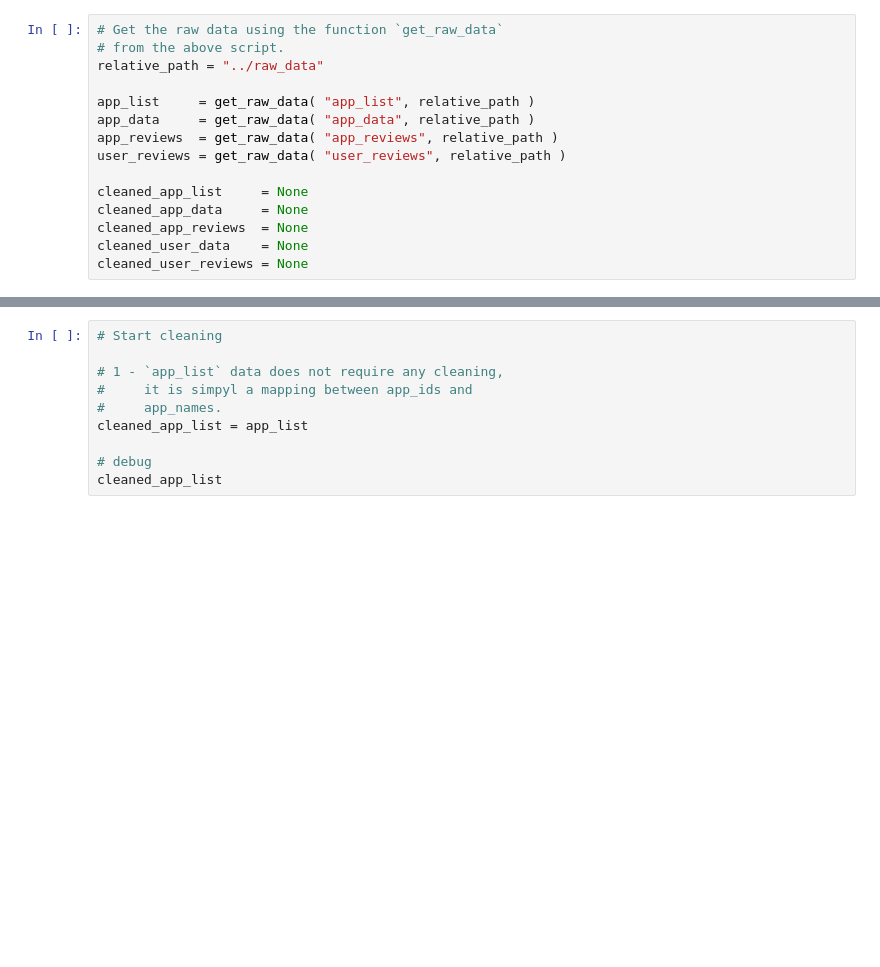
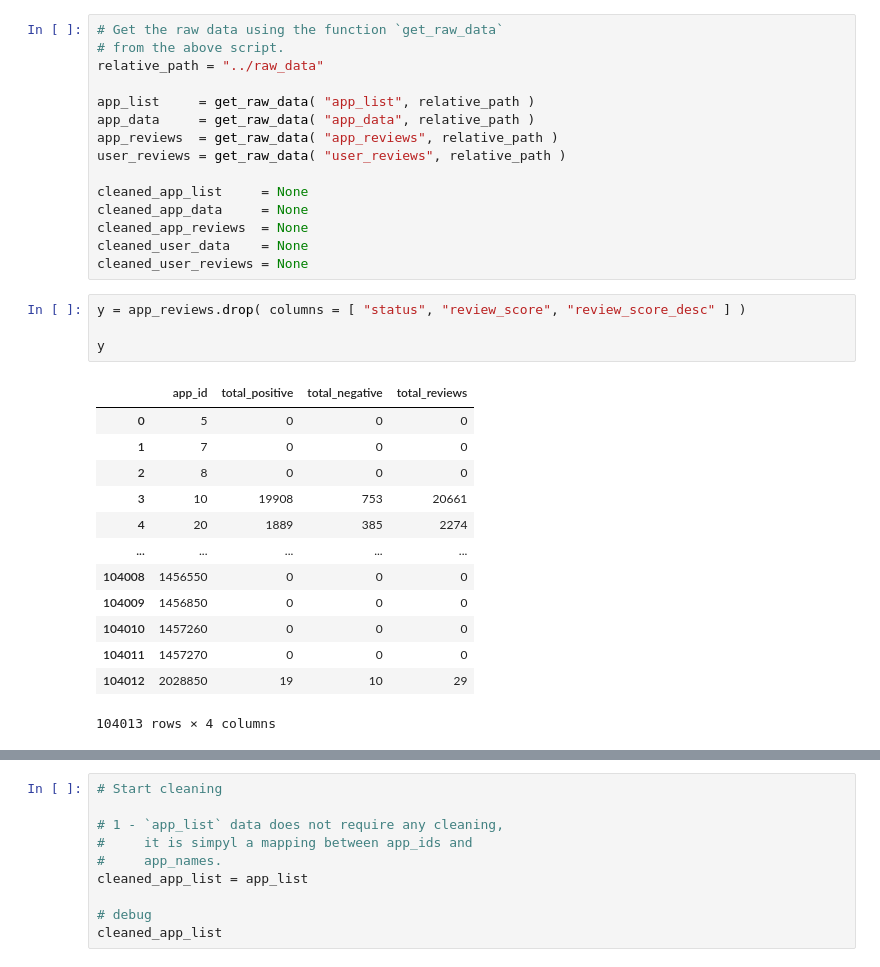
Before and after one commit to shreyaskshastry/Gameado, a Jupyter notebook: data_cleaning/data_cleaning.ipynb, the cells around one changed output, grey strips where cells are left out. Cells and saved outputs as stored; diff of their text form; blank space fills up the shorter version.

```diff
--- a/data_cleaning/data_cleaning.ipynb
+++ b/data_cleaning/data_cleaning.ipynb
@@ -19,3 +19,21 @@ cleaned_app_data     = None
 cleaned_app_reviews  = None
 cleaned_user_data    = None
 cleaned_user_reviews = None
+# %%
+y = app_reviews.drop( columns = [ "status", "review_score", "review_score_desc" ] )
+
+y
+# %% [output]
+|  | app_id | total_positive | total_negative | total_reviews |
+| 0 | 5 | 0 | 0 | 0 |
+| 1 | 7 | 0 | 0 | 0 |
+| 2 | 8 | 0 | 0 | 0 |
+| 3 | 10 | 19908 | 753 | 20661 |
+| 4 | 20 | 1889 | 385 | 2274 |
+| ... | ... | ... | ... | ... |
+| 104008 | 1456550 | 0 | 0 | 0 |
+| 104009 | 1456850 | 0 | 0 | 0 |
+| 104010 | 1457260 | 0 | 0 | 0 |
+| 104011 | 1457270 | 0 | 0 | 0 |
+| 104012 | 2028850 | 19 | 10 | 29 |
+104013 rows × 4 columns
```
Also changed, not shown: parts of 1 cell of this notebook, 1 other file.
